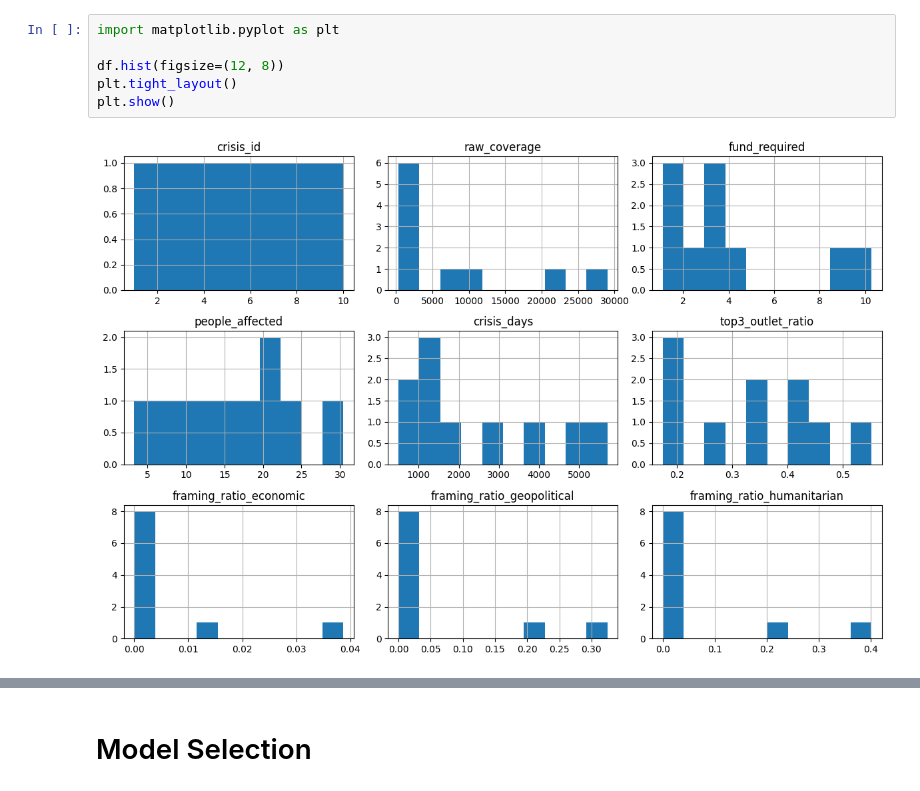
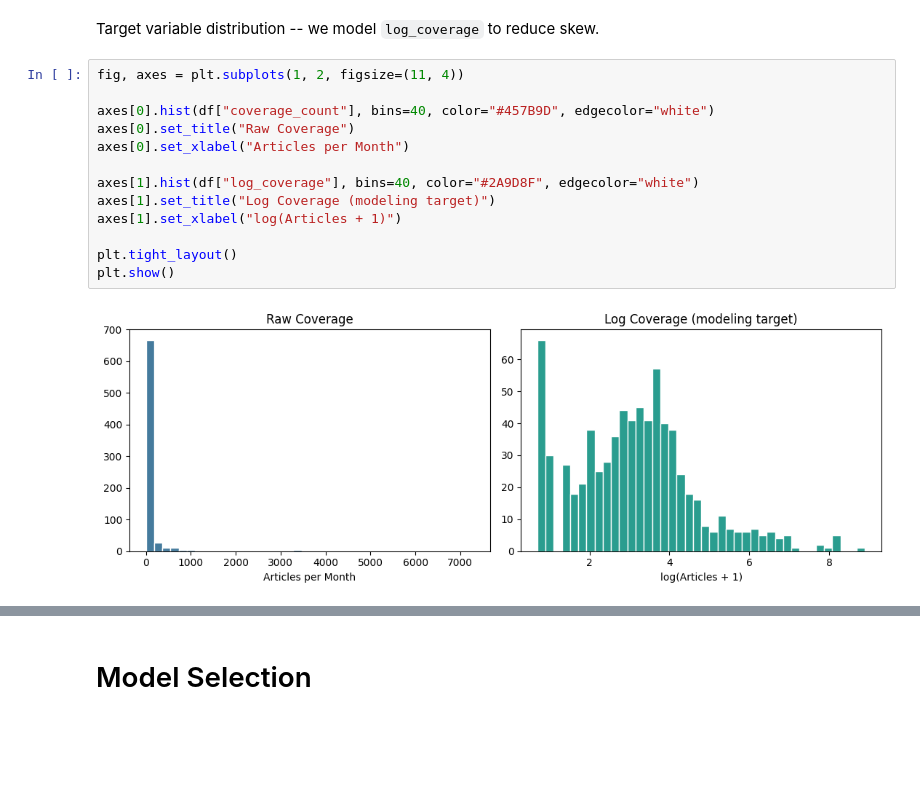
Before and after one commit to ashrithanarne/IDS_Project, a Jupyter notebook: notebooks/milestone_2/data_modeling.ipynb, the cells around one changed output, grey strips where cells are left out. Cells and saved outputs as stored; diff of their text form; blank space fills up the shorter version.

```diff
--- a/notebooks/milestone_2/data_modeling.ipynb
+++ b/notebooks/milestone_2/data_modeling.ipynb
@@ -57,8 +71,17 @@ distributions of data
-# %%
-import matplotlib.pyplot as plt
-
-df.hist(figsize=(12, 8))
-plt.tight_layout()
-plt.show()
-# %% [output]
-[figure, removed]
+# %% [markdown]
+Target variable distribution -- we model `log_coverage` to reduce skew.
+# %%
+fig, axes = plt.subplots(1, 2, figsize=(11, 4))
+
+axes[0].hist(df["coverage_count"], bins=40, color="#457B9D", edgecolor="white")
+axes[0].set_title("Raw Coverage")
+axes[0].set_xlabel("Articles per Month")
+
+axes[1].hist(df["log_coverage"], bins=40, color="#2A9D8F", edgecolor="white")
+axes[1].set_title("Log Coverage (modeling target)")
+axes[1].set_xlabel("log(Articles + 1)")
+
+plt.tight_layout()
+plt.show()
+# %% [output]
+[figure, added]
```
Also changed, not shown: parts of 49 cells of this notebook, 11 other files.
